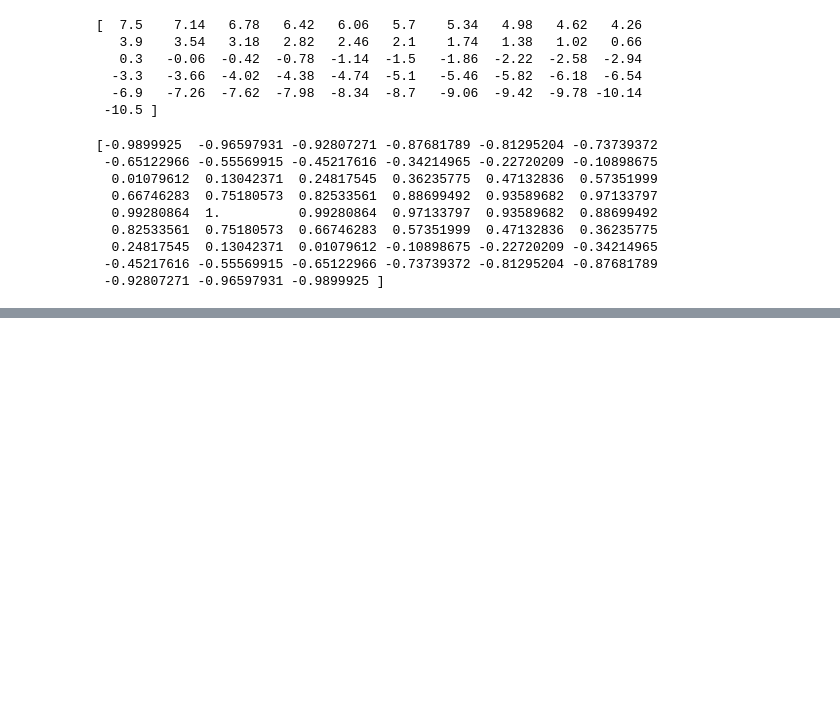
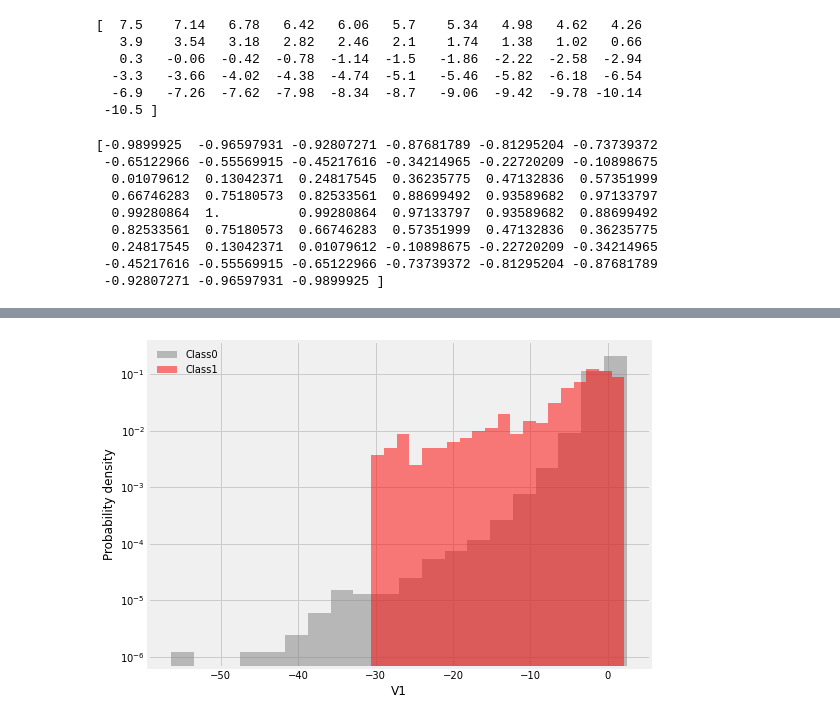
Before and after one commit to EvgenyMyzin/C-Users-Gene-Desktop-GeekBrains-LocalRepository, a Jupyter notebook: Data_visualisation_with_Matplotlib_Lsn_4_Gr_ai_1054_Myzin.ipynb, the cells around one changed output, grey strips where cells are left out. Saved outputs shown, nothing was run; the diff lists cells and outputs as text; code cells hidden in the pictures; blank space fills up the shorter version.

```diff
--- a/Data_visualisation_with_Matplotlib_Lsn_4_Gr_ai_1054_Myzin.ipynb
+++ b/Data_visualisation_with_Matplotlib_Lsn_4_Gr_ai_1054_Myzin.ipynb
@@ -190,0 +273,3 @@ Text(0.5, 1.0, 'График y4')
+# %%
+conv=frd.loc[(frd["Class"] == 0), "V1"]
+conv
@@ -190,0 +289,3 @@ Text(0.5, 1.0, 'График y4')
+# %%
+scam=frd.loc[(frd["Class"] == 1), "V1"]
+scam
@@ -190,0 +305,10 @@ Text(0.5, 1.0, 'График y4')
+# %%
+plt.figure(figsize=(8,6))
+plt.hist(conv, bins=20, alpha=0.5, label="Class0", log=True, density=True, color="Gray")
+plt.hist(scam, bins=20, alpha=0.5, label="Class1", log=True, density=True, color="Red")
+plt.xlabel("V1")
+plt.ylabel("Probability density")
+plt.legend(frameon=False)
+plt.show()
+# %% [output]
+[figure, added]
```
Also changed, not shown: parts of 11 cells of this notebook.
